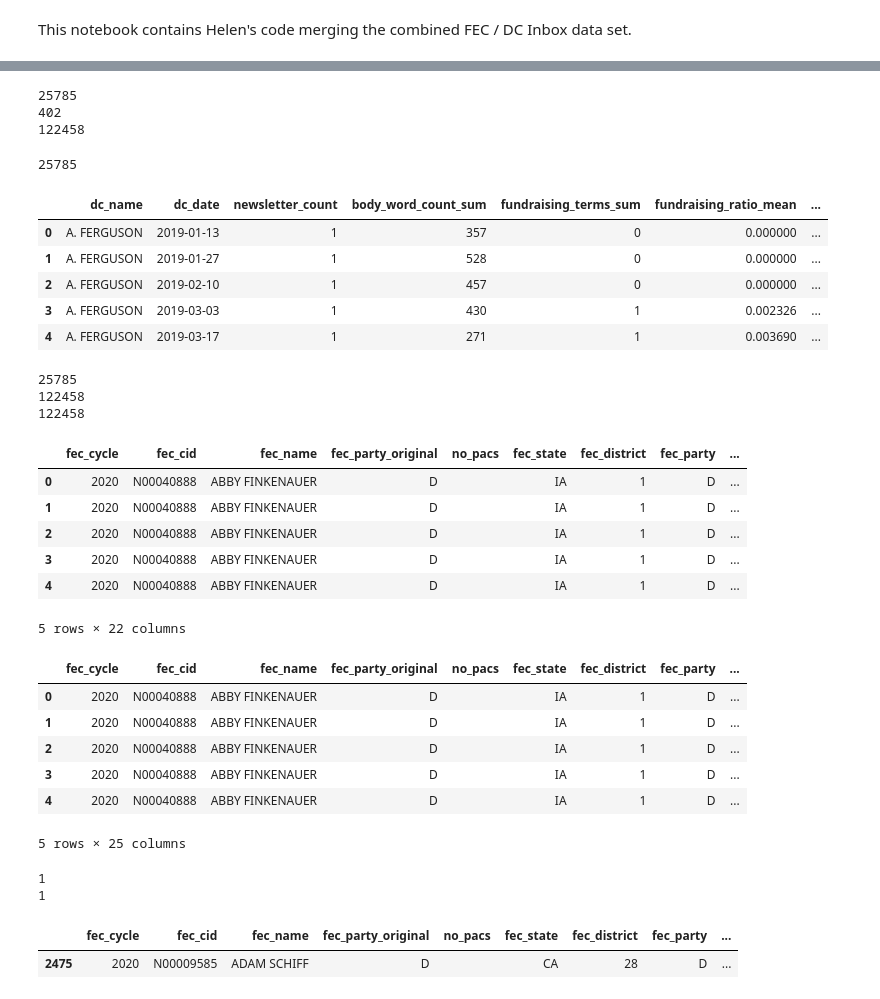
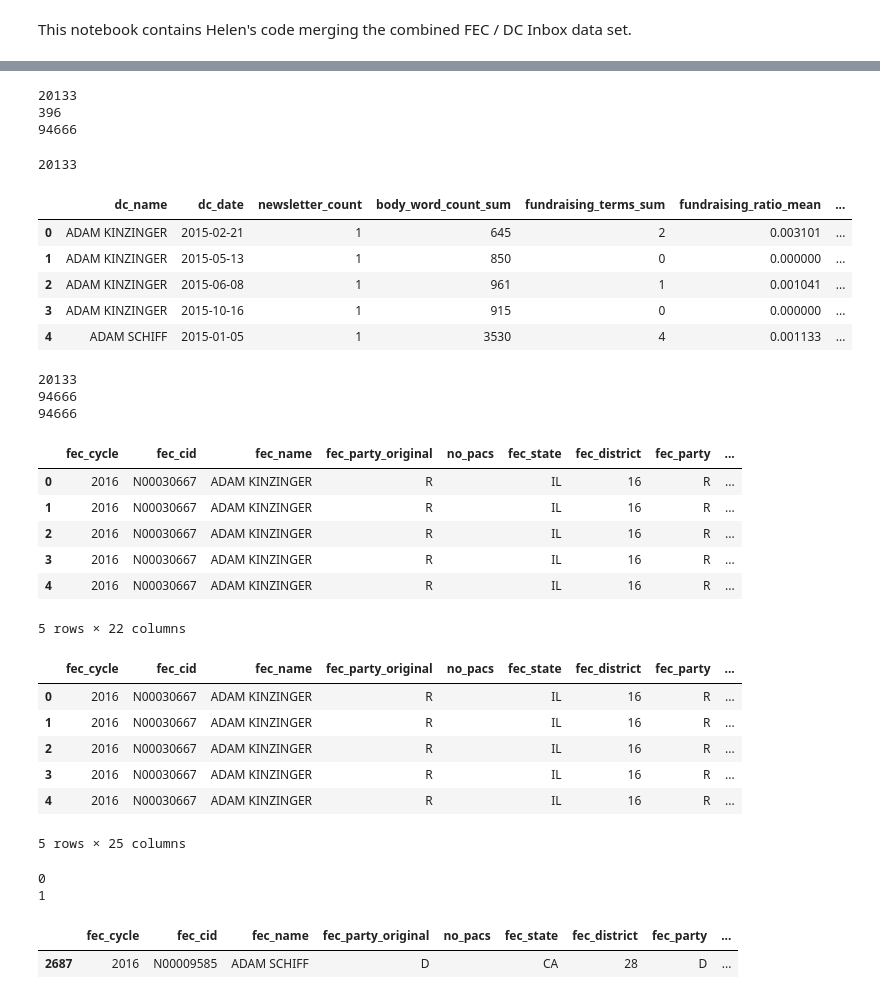
Before and after one commit to marobinette/cfd-project-ds1, a Jupyter notebook: notebooks/Matched_Politicians_Dataset_Creation.ipynb, the cells around one changed output, grey strips where cells are left out. Drawn from its saved outputs; the diff is of its cells as text; code cells hidden in the pictures.

```diff
--- a/notebooks/Matched_Politicians_Dataset_Creation.ipynb
+++ b/notebooks/Matched_Politicians_Dataset_Creation.ipynb
@@ -9,9 +9,9 @@ import regex as re
 # Read in the raw DCInbox table
 
 dcinbox_raw_df = pd.read_csv(
-    "../data/dcinbox/dcinbox_export_116.csv",
+    "../data/dcinbox/dcinbox_export_114.csv",
     # sep = ",",            # columns are separated by commas
-    encoding = "latin1",
+    # encoding = "latin1",
     quotechar = '"',   # Make sure actual quotation marks in newsletters are handled right
     engine = 'python'    # This might be able to handle very long messages better
 )
@@ -89,7 +89,7 @@ column_names = ["target_id", "dcinbox_name", "fec_cid", "fec_name",
                 "similarity_score", "matched_scorer"]
 
 matched_pols_df = pd.read_csv(
-    "../data/matched/matched_politicians_2020_test.csv",
+    "../data/matched/matched_politicians_2016_75.csv",
     encoding = "latin1",
     quotechar = '"',   # Make sure actual quotation marks in newsletters are handled right
     names = column_names,
@@ -110,7 +110,7 @@ matched_pols_df.head()
 # Read in the summarized FEC candidate contributions file
 
 cand_contribs_raw_df = pd.read_csv(
-    "../data/fec/candidate_contributions_2020_test.csv",
+    "../data/fec/candidate_contributions_2016.csv",
     encoding = "latin1"
 )
 
@@ -151,8 +151,8 @@ cand_contribs_raw_df["contrib_amount"] = cand_contribs_raw_df["contrib_amount"].
 cand_contribs_raw_df["contrib_date"] = pd.to_datetime(cand_contribs_raw_df["contrib_date"])
 
 # Define the full date range
-start_date = pd.Timestamp("2019-01-03")
-end_date = pd.Timestamp("2021-01-02")
+start_date = pd.Timestamp("2015-01-03")
+end_date = pd.Timestamp("2017-01-02")
 num_days = (end_date - start_date).days + 1  # inclusive
 
 # Filter to target period
@@ -320,5 +320,5 @@ Processed records: 25785
 # %%
-# Joining QC
+# Pre-joining QC
 
 # Dcinbox file with counts of newsletters by day
 print(len(dcinbox_summary_df))
@@ -329,9 +329,9 @@ print(len(matched_pols_df))
 # Summary FEC file of candidates and contributions by day
 print(len(cand_contribs_df))
 # %% [output]
-25785
-402
-122458
+20133
+396
+94666
 # %%
 # Join summarized DC Inbox and matched politicians data into a new data frame (left join)
 
@@ -369,13 +369,13 @@ print(len(dc_inbox_sum_df))
 dc_inbox_sum_df.head()
 # dc_inbox_sum_df.info()
 # %% [output]
-25785
+20133
 |  | dc_name | dc_date | newsletter_count | body_word_count_sum | fundraising_terms_sum | fundraising_ratio_mean | ... |
-| 0 | A. FERGUSON | 2019-01-13 | 1 | 357 | 0 | 0.000000 | ... |
-| 1 | A. FERGUSON | 2019-01-27 | 1 | 528 | 0 | 0.000000 | ... |
-| 2 | A. FERGUSON | 2019-02-10 | 1 | 457 | 0 | 0.000000 | ... |
-| 3 | A. FERGUSON | 2019-03-03 | 1 | 430 | 1 | 0.002326 | ... |
-| 4 | A. FERGUSON | 2019-03-17 | 1 | 271 | 1 | 0.003690 | ... |
+| 0 | ADAM KINZINGER | 2015-02-21 | 1 | 645 | 2 | 0.003101 | ... |
+| 1 | ADAM KINZINGER | 2015-05-13 | 1 | 850 | 0 | 0.000000 | ... |
+| 2 | ADAM KINZINGER | 2015-06-08 | 1 | 961 | 1 | 0.001041 | ... |
+| 3 | ADAM KINZINGER | 2015-10-16 | 1 | 915 | 0 | 0.000000 | ... |
+| 4 | ADAM SCHIFF | 2015-01-05 | 1 | 3530 | 4 | 0.001133 | ... |
 # %%
 # Join summarized FEC and DC Inbox into a new data frame (left join) by day & politician,
 # For use in computing rolling window contribution amount & count columns
@@ -409,18 +409,18 @@ print(len(window_col_join_df))
 window_col_join_df.head()
 # dc_inbox_sum_df.info()
 # %% [output]
-25785
-122458
-122458
+20133
+94666
+94666
 |  | fec_cycle | fec_cid | fec_name | fec_party_original | no_pacs | fec_state | fec_district | fec_party | ... |
-| 0 | 2020 | N00040888 | ABBY FINKENAUER | D |  | IA | 1 | D | ... |
-| 1 | 2020 | N00040888 | ABBY FINKENAUER | D |  | IA | 1 | D | ... |
-| 2 | 2020 | N00040888 | ABBY FINKENAUER | D |  | IA | 1 | D | ... |
-| 3 | 2020 | N00040888 | ABBY FINKENAUER | D |  | IA | 1 | D | ... |
-| 4 | 2020 | N00040888 | ABBY FINKENAUER | D |  | IA | 1 | D | ... |
+| 0 | 2016 | N00030667 | ADAM KINZINGER | R |  | IL | 16 | R | ... |
+| 1 | 2016 | N00030667 | ADAM KINZINGER | R |  | IL | 16 | R | ... |
+| 2 | 2016 | N00030667 | ADAM KINZINGER | R |  | IL | 16 | R | ... |
+| 3 | 2016 | N00030667 | ADAM KINZINGER | R |  | IL | 16 | R | ... |
+| 4 | 2016 | N00030667 | ADAM KINZINGER | R |  | IL | 16 | R | ... |
 5 rows × 22 columns
 # %%
-# Add a rolling window of three days after the initial date to the joined FEC/DC Inbox data frame
+# Add a rolling window of a set number of days after the initial newsletter date to the joined FEC/DC Inbox data frame
 
 # Set window days
 input_window_days = 2
@@ -514,35 +514,37 @@ window_col_df = add_forward_rolling_sum(
 window_col_df.head()
 # %% [output]
 |  | fec_cycle | fec_cid | fec_name | fec_party_original | no_pacs | fec_state | fec_district | fec_party | ... |
-| 0 | 2020 | N00040888 | ABBY FINKENAUER | D |  | IA | 1 | D | ... |
-| 1 | 2020 | N00040888 | ABBY FINKENAUER | D |  | IA | 1 | D | ... |
-| 2 | 2020 | N00040888 | ABBY FINKENAUER | D |  | IA | 1 | D | ... |
-| 3 | 2020 | N00040888 | ABBY FINKENAUER | D |  | IA | 1 | D | ... |
-| 4 | 2020 | N00040888 | ABBY FINKENAUER | D |  | IA | 1 | D | ... |
+| 0 | 2016 | N00030667 | ADAM KINZINGER | R |  | IL | 16 | R | ... |
+| 1 | 2016 | N00030667 | ADAM KINZINGER | R |  | IL | 16 | R | ... |
+| 2 | 2016 | N00030667 | ADAM KINZINGER | R |  | IL | 16 | R | ... |
+| 3 | 2016 | N00030667 | ADAM KINZINGER | R |  | IL | 16 | R | ... |
+| 4 | 2016 | N00030667 | ADAM KINZINGER | R |  | IL | 16 | R | ... |
 5 rows × 25 columns
 # %%
 # QC for joining
 
-test_date = "2020-02-07"
+# test_date = "2015-02-09"
+# test_name = "KINZINGER"
+test_date = "2016-02-07"
 test_name = "SCHIFF"
 
 dc_inbox_sum_df['dc_date'] = pd.to_datetime(dc_inbox_sum_df['dc_date'])
 test_dcinbox_df = dc_inbox_sum_df[dc_inbox_sum_df["dc_date"] == test_date]
 test_dcinbox_df = test_dcinbox_df[test_dcinbox_df["dc_name"].str.contains(test_name)]
 
 cand_contribs_df['contrib_date'] = pd.to_datetime(cand_contribs_df['contrib_date'])
 test_fec_df = cand_contribs_df[cand_contribs_df["contrib_date"] == test_date]
 test_fec_df = test_fec_df[test_fec_df["fec_name"].str.contains(test_name)]
 
 print(len(test_dcinbox_df))
 print(len(test_fec_df))
 # test_dcinbox_df.head()
 test_fec_df.head()
 # %% [output]
+0
 1
-1
 |  | fec_cycle | fec_cid | fec_name | fec_party_original | no_pacs | fec_state | fec_district | fec_party | ... |
-| 2475 | 2020 | N00009585 | ADAM SCHIFF | D |  | CA | 28 | D | ... |
+| 2687 | 2016 | N00009585 | ADAM SCHIFF | D |  | CA | 28 | D | ... |
 # %%
 # Join summarized DC Inbox and window-column FEC into a new data frame (left join) by day & politician
 
```
Also changed, not shown: parts of 8 cells of this notebook, 1 other file.
